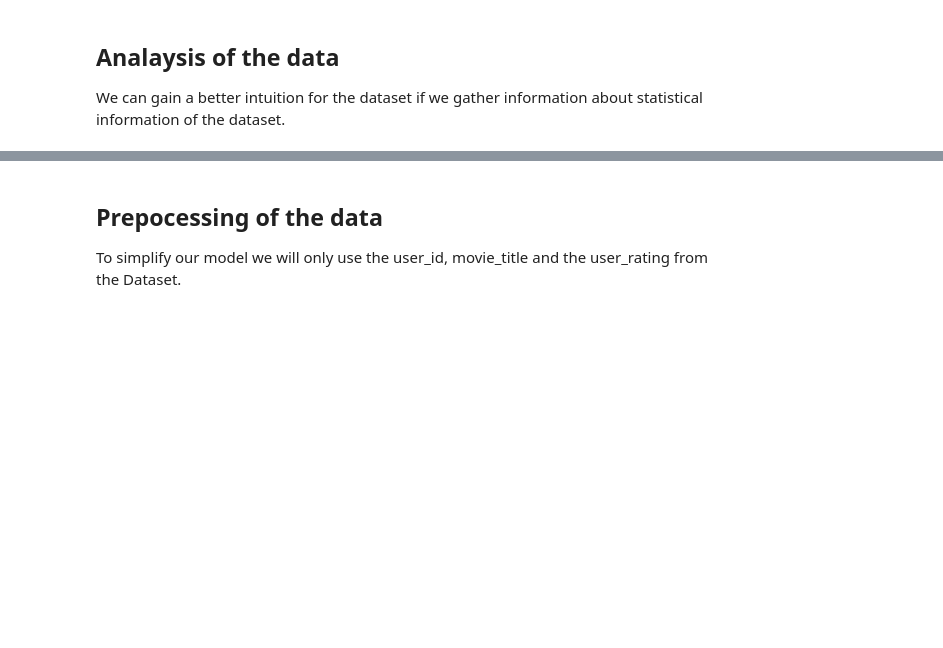
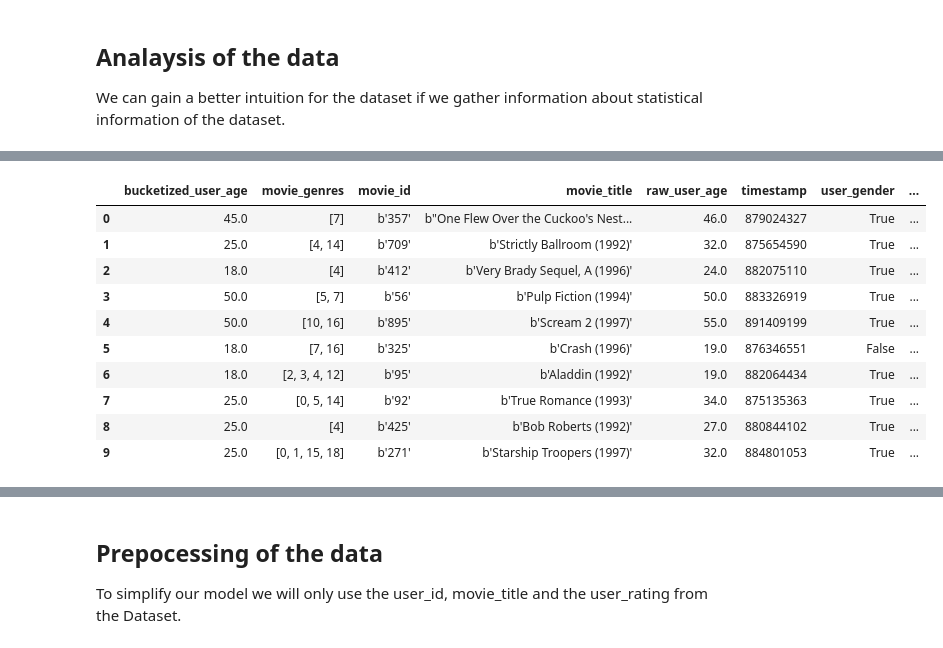
Before and after one commit to KoehnAlexander/DeepLearning_Task_1, a Jupyter notebook: task1.ipynb, the cells around one changed output, grey strips where cells are left out. Cells and saved outputs as stored; diff of their text form; code cells hidden in the pictures; blank space fills up the shorter version.

```diff
--- a/task1.ipynb
+++ b/task1.ipynb
@@ -93,0 +110,14 @@ We can gain a better intuition for the dataset if we gather information about st
+# %%
+df.head(10)
+# %% [output]
+|  | bucketized_user_age | movie_genres | movie_id | movie_title | raw_user_age | timestamp | user_gender | ... |
+| 0 | 45.0 | [7] | b'357' | b"One Flew Over the Cuckoo's Nest... | 46.0 | 879024327 | True | ... |
+| 1 | 25.0 | [4, 14] | b'709' | b'Strictly Ballroom (1992)' | 32.0 | 875654590 | True | ... |
+| 2 | 18.0 | [4] | b'412' | b'Very Brady Sequel, A (1996)' | 24.0 | 882075110 | True | ... |
+| 3 | 50.0 | [5, 7] | b'56' | b'Pulp Fiction (1994)' | 50.0 | 883326919 | True | ... |
+| 4 | 50.0 | [10, 16] | b'895' | b'Scream 2 (1997)' | 55.0 | 891409199 | True | ... |
+| 5 | 18.0 | [7, 16] | b'325' | b'Crash (1996)' | 19.0 | 876346551 | False | ... |
+| 6 | 18.0 | [2, 3, 4, 12] | b'95' | b'Aladdin (1992)' | 19.0 | 882064434 | True | ... |
+| 7 | 25.0 | [0, 5, 14] | b'92' | b'True Romance (1993)' | 34.0 | 875135363 | True | ... |
+| 8 | 25.0 | [4] | b'425' | b'Bob Roberts (1992)' | 27.0 | 880844102 | True | ... |
+| 9 | 25.0 | [0, 1, 15, 18] | b'271' | b'Starship Troopers (1997)' | 32.0 | 884801053 | True | ... |
```
Also changed, not shown: parts of 12 cells of this notebook.
